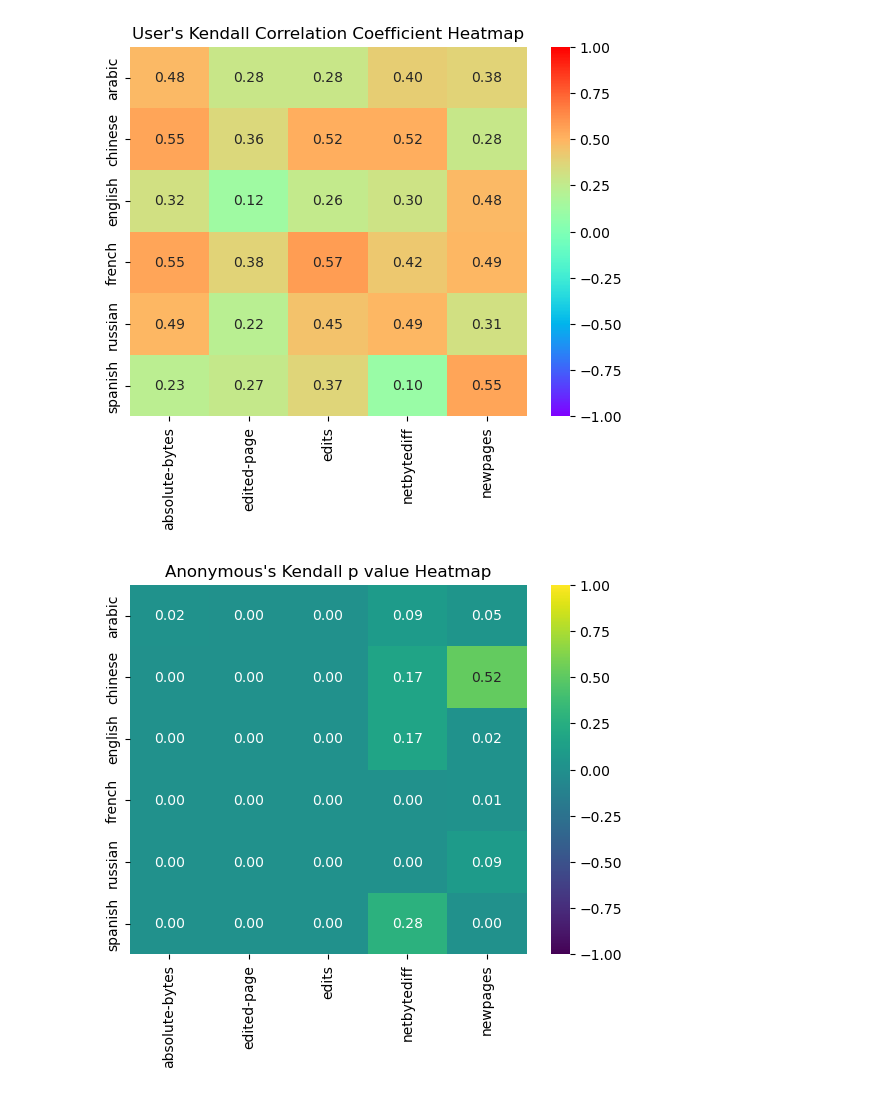
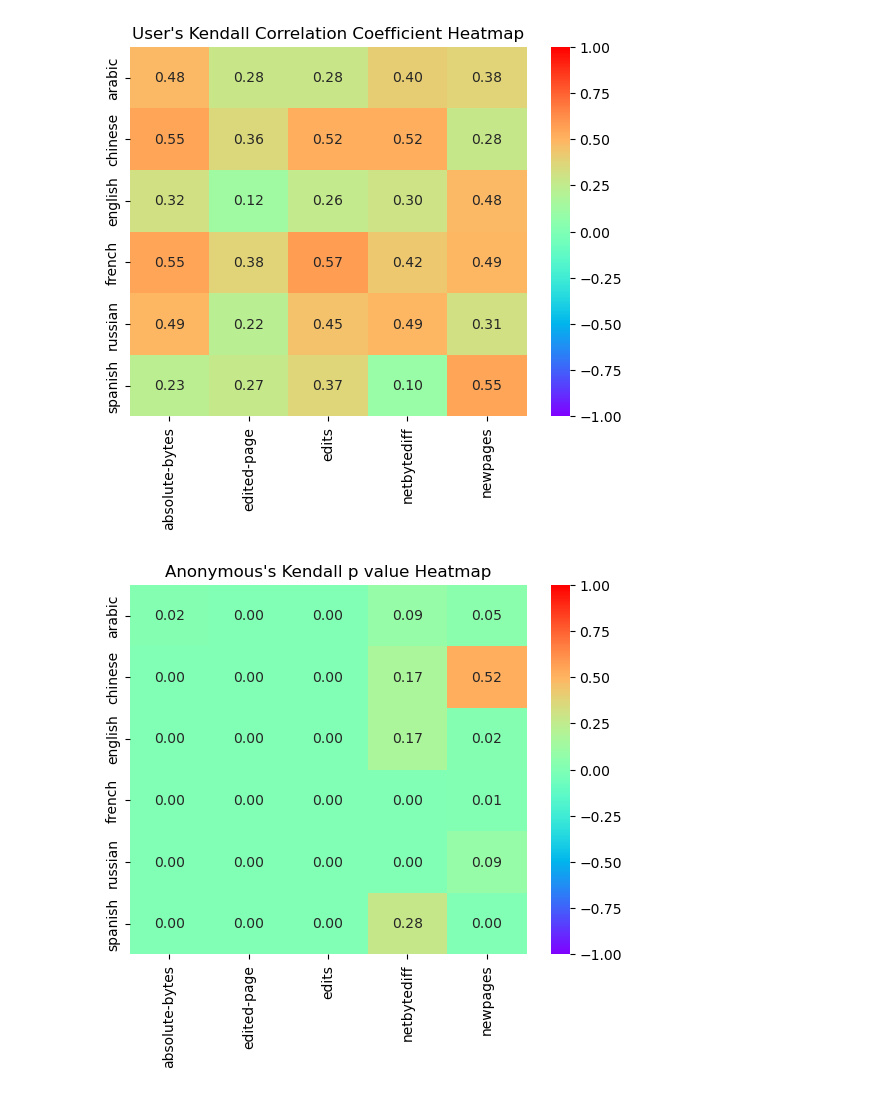
Before and after one commit to aryas0ng/wikipedia-analysis, a Jupyter notebook: plot.ipynb, the cells around one changed output. Saved outputs shown, nothing was run; the diff lists cells and outputs as text; code cells hidden in the pictures.

```diff
--- a/plot.ipynb
+++ b/plot.ipynb
@@ -205,8 +238,8 @@ plot("kendall-cc-user",title,"rainbow")
 [figure]
 # %%
 title = "Anonymous's Kendall p value Heatmap"
-plot("kendall-p-anon", title)
+plot("kendall-p-anon", title, "rainbow")
 # %% [output]
-[figure, old version]
+[figure, new version]
 # %%
 title = "User's Kendall p value Heatmap"
```
Also changed, not shown: parts of 10 cells of this notebook, 14 other files.
